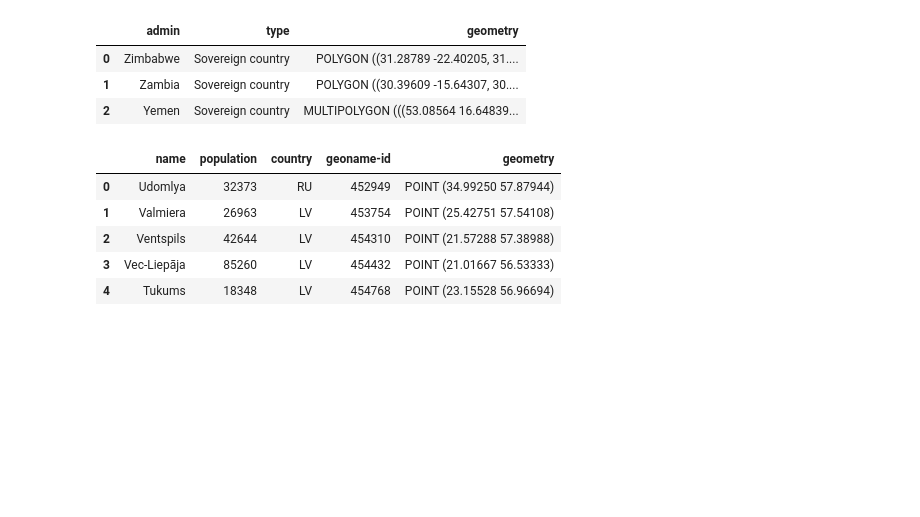
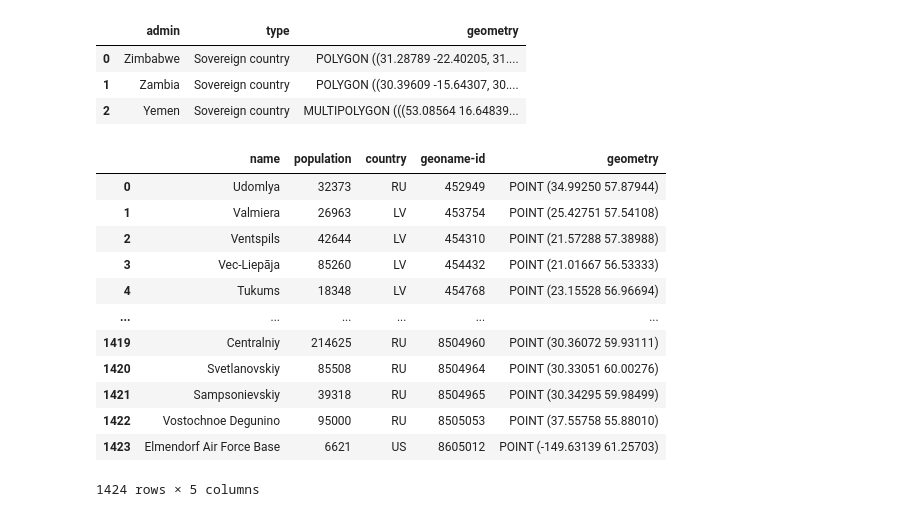
Before and after one commit to lucianbluescher/eds220-2025-in-class., a Jupyter notebook: week6-reprojecting.ipynb, the cells around one changed output. Saved outputs shown, nothing was run; the diff lists cells and outputs as text; code cells hidden in the pictures; blank space fills up the shorter version.

```diff
--- a/week6-reprojecting.ipynb
+++ b/week6-reprojecting.ipynb
@@ -18,15 +18,22 @@ countries.head(3)
 # %%
 # Import Arctic communities GeoJSON directly from URL
 URL = 'https://cn.dataone.org/cn/v2/resolve/urn%3Auuid%3Aed7718ae-fb0d-43dd-9270-fbfe80bfc7a4'
 communities = gpd.read_file(URL)
-communities.head()
+communities
 # %% [output]
 |  | name | population | country | geoname-id | geometry |
 | 0 | Udomlya | 32373 | RU | 452949 | POINT (34.99250 57.87944) |
 | 1 | Valmiera | 26963 | LV | 453754 | POINT (25.42751 57.54108) |
 | 2 | Ventspils | 42644 | LV | 454310 | POINT (21.57288 57.38988) |
 | 3 | Vec-Liepāja | 85260 | LV | 454432 | POINT (21.01667 56.53333) |
 | 4 | Tukums | 18348 | LV | 454768 | POINT (23.15528 56.96694) |
+| ... | ... | ... | ... | ... | ... |
+| 1419 | Centralniy | 214625 | RU | 8504960 | POINT (30.36072 59.93111) |
+| 1420 | Svetlanovskiy | 85508 | RU | 8504964 | POINT (30.33051 60.00276) |
+| 1421 | Sampsonievskiy | 39318 | RU | 8504965 | POINT (30.34295 59.98499) |
+| 1422 | Vostochnoe Degunino | 95000 | RU | 8505053 | POINT (37.55758 55.88010) |
+| 1423 | Elmendorf Air Force Base | 6621 | US | 8605012 | POINT (-149.63139 61.25703) |
+1424 rows × 5 columns
 # %%
 # Import country names from URL
 URL = 'https://raw.githubusercontent.com/MEDS-eds-220/MEDS-eds-220-course/refs/heads/main/book/chapters/lesson-12-merge-data/country_names.csv'
```
Also changed, not shown: parts of 31 cells of this notebook.
